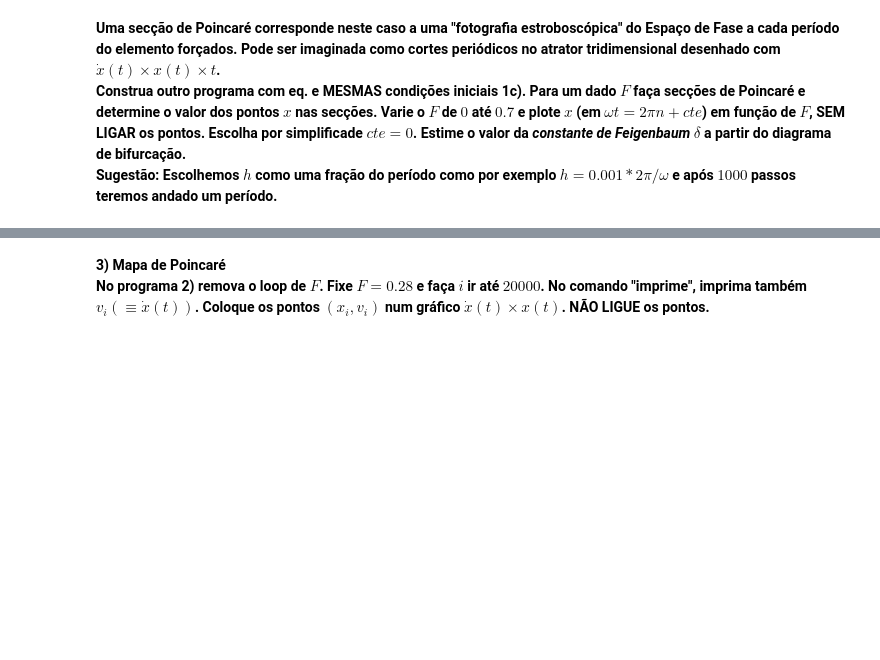
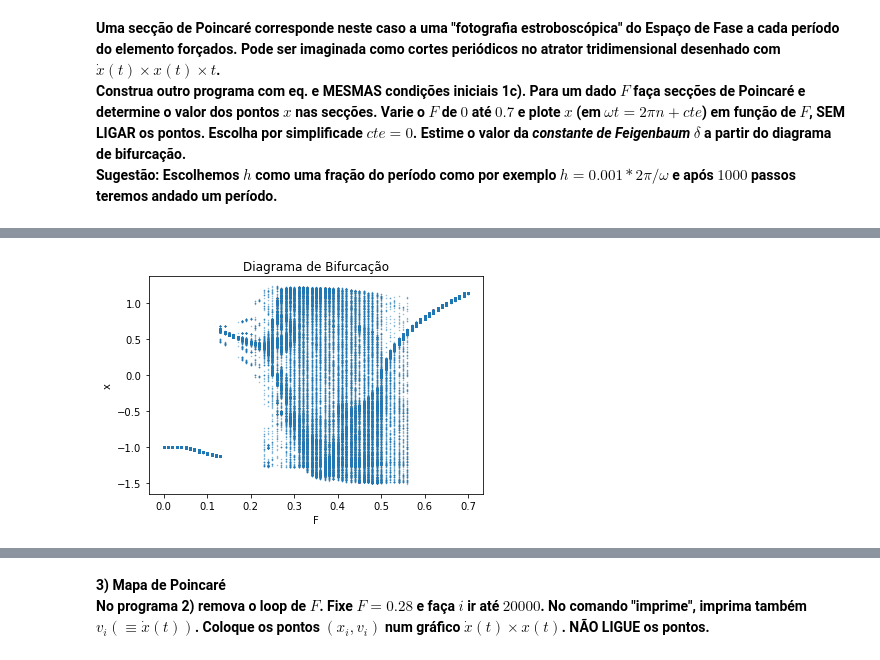
Before and after one commit to leonardovaladao/MAP214, a Jupyter notebook: Exercise Programs/EP4.ipynb, the cells around one changed output, grey strips where cells are left out. Cells and saved outputs as stored; diff of their text form; code cells hidden in the pictures; blank space fills up the shorter version.

```diff
--- a/Exercise Programs/EP4.ipynb
+++ b/Exercise Programs/EP4.ipynb
@@ -298,0 +407,14 @@ Checkup 2
+# %%
+# Importar dados gerados em C
+df2 = pd.read_csv('q2.csv')
+
+# Fazer gráfico
+plt.plot(df2['Fa'], df2['xa'],
+        marker='.', markersize=1, lw=0, alpha=0.5)
+
+plt.title('Diagrama de Bifurcação')
+plt.xlabel('F')
+plt.ylabel('x')
+plt.show()
+# %% [output]
+[figure, added]
```
Also changed, not shown: parts of 22 cells of this notebook, 2 other files.
